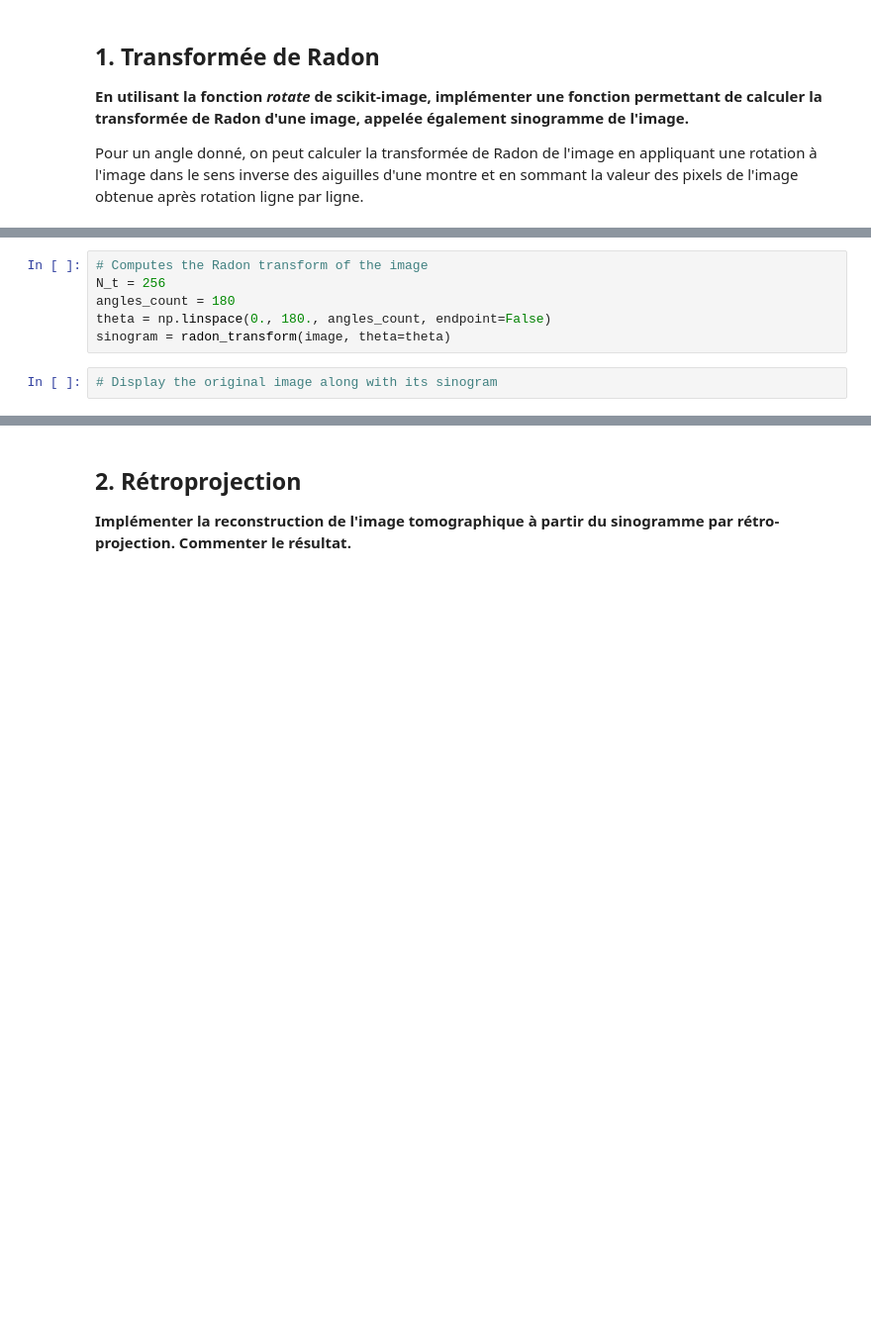
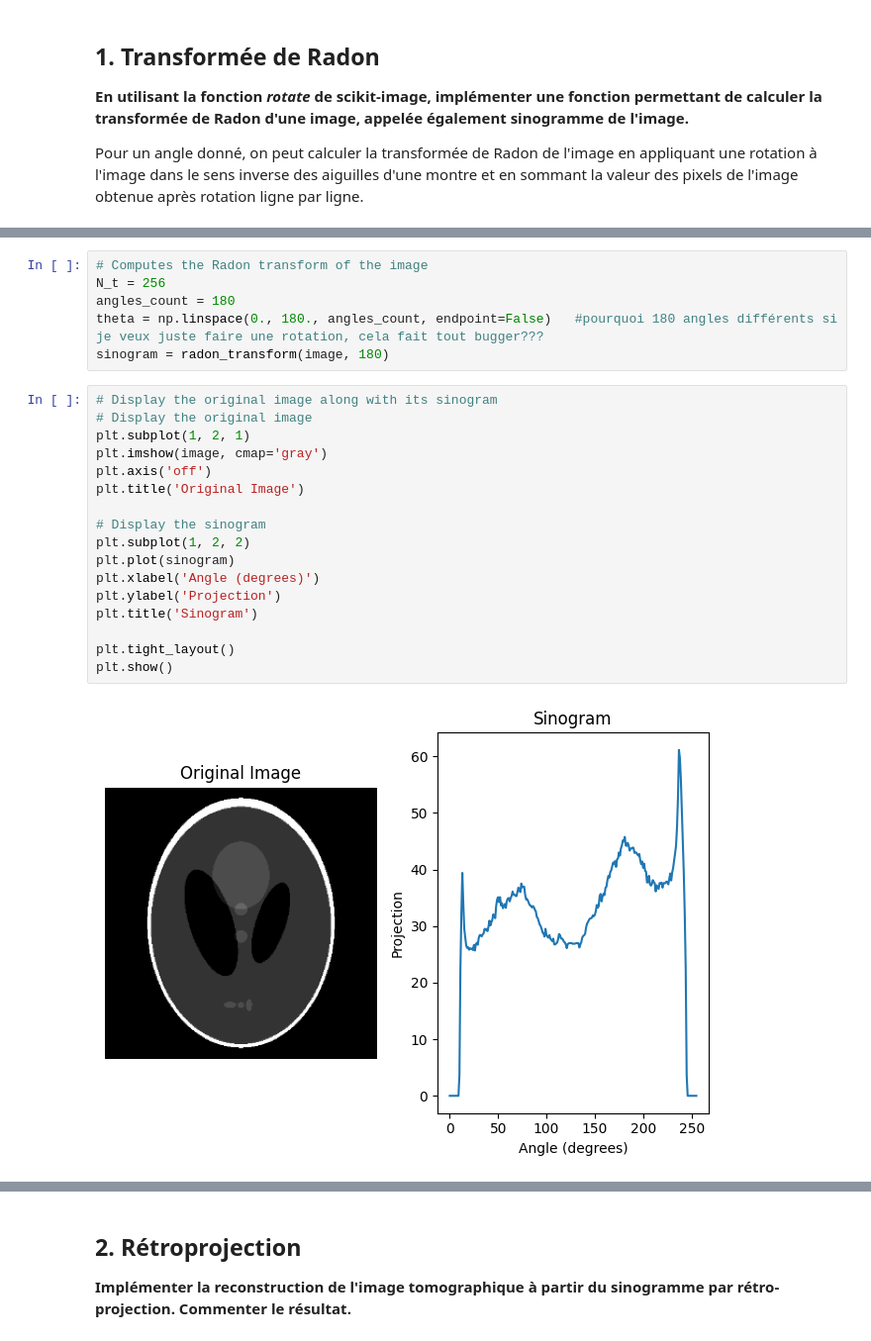
Before and after one commit to Mascof17/projet_optim, a Jupyter notebook: X-Ray Tomography.ipynb, the cells around one changed output, grey strips where cells are left out. Shown at 99% size. Cells and saved outputs as stored; diff of their text form; blank space fills up the shorter version.

```diff
--- a/X-Ray Tomography.ipynb
+++ b/X-Ray Tomography.ipynb
@@ -52,7 +69,24 @@ def radon_transform(image, theta):
 # Computes the Radon transform of the image
 N_t = 256
 angles_count = 180
-theta = np.linspace(0., 180., angles_count, endpoint=False)
-sinogram = radon_transform(image, theta=theta)
+theta = np.linspace(0., 180., angles_count, endpoint=False)   #pourquoi 180 angles différents si je veux juste faire une rotation, cela fait tout bugger???
+sinogram = radon_transform(image, 180)
 # %%
 # Display the original image along with its sinogram
+# Display the original image
+plt.subplot(1, 2, 1)
+plt.imshow(image, cmap='gray')
+plt.axis('off')
+plt.title('Original Image')
+
+# Display the sinogram
+plt.subplot(1, 2, 2)
+plt.plot(sinogram)
+plt.xlabel('Angle (degrees)')
+plt.ylabel('Projection')
+plt.title('Sinogram')
+
+plt.tight_layout()
+plt.show()
+# %% [output]
+[figure, added]
```
Also changed, not shown: parts of 5 cells of this notebook, 1 other file.
